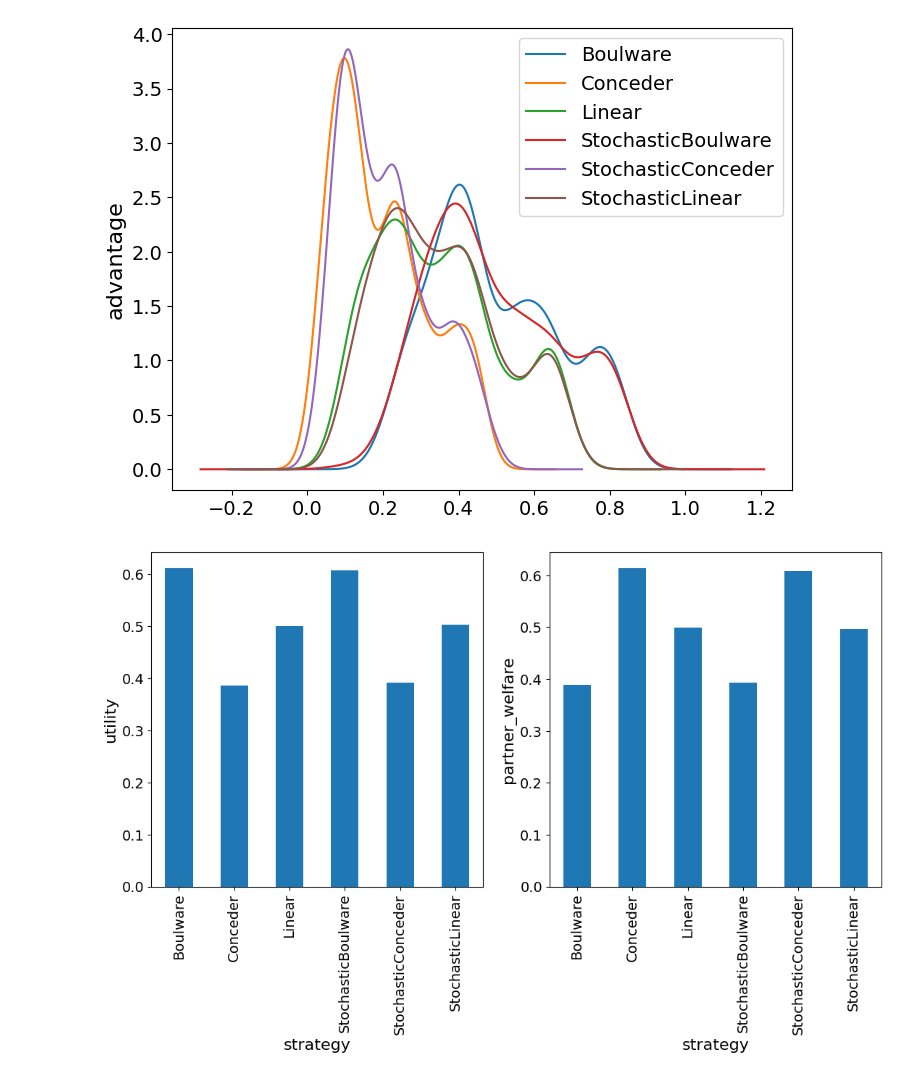
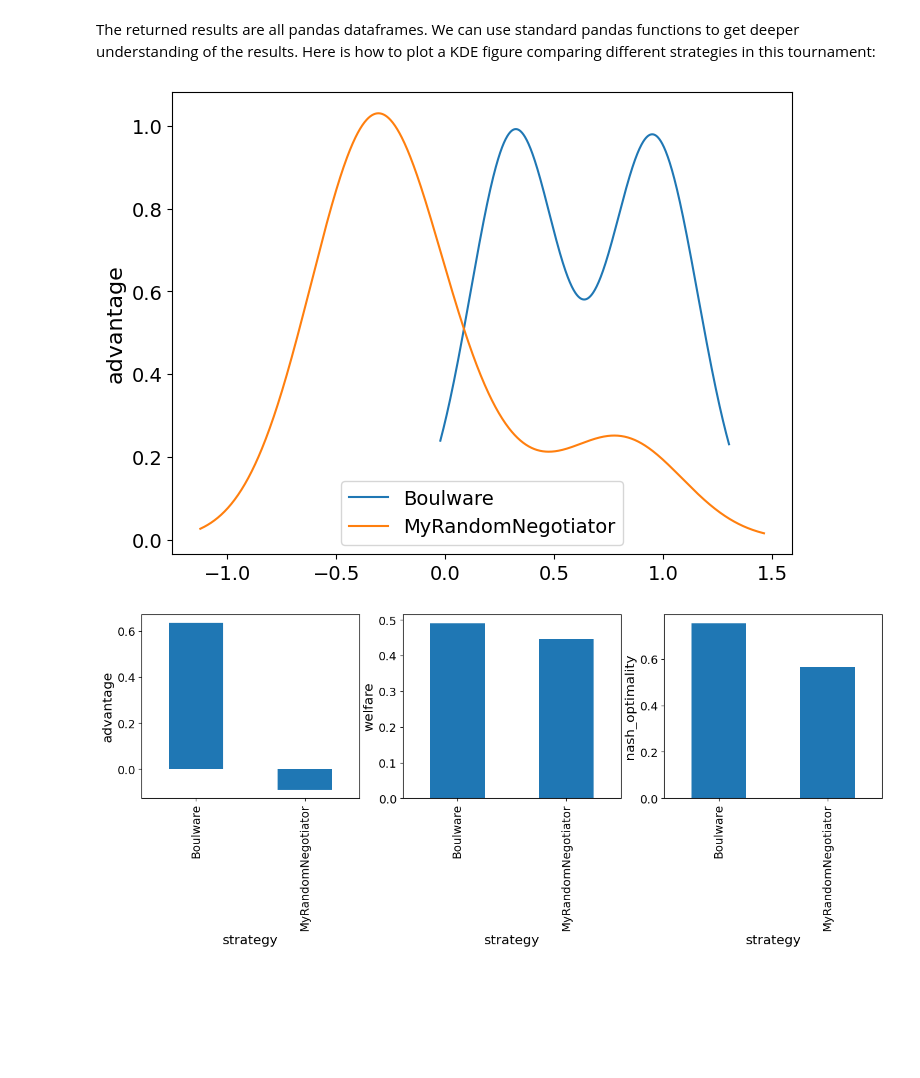
Before and after one commit to yasserfarouk/anl, a Jupyter notebook: tutorials/notebooks/tutorial.ipynb, the cells around one changed output. Saved outputs shown, nothing was run; the diff lists cells and outputs as text; code cells hidden in the pictures; blank space fills up the shorter version.

```diff
--- a/tutorials/notebooks/tutorial.ipynb
+++ b/tutorials/notebooks/tutorial.ipynb
@@ -32 +68,10 @@ from pathlib import Path
+# %%
+import random
+from negmas.sao import SAONegotiator, SAOResponse, ResponseType
+class MyRandomNegotiator(SAONegotiator):
+    def __call__(self, state):
+        offer = state.current_offer
+        if offer is not None and self.ufun.is_not_worse(offer, None) and random.random() < 0.25 :
+            return SAOResponse(ResponseType.ACCEPT_OFFER, offer)
+        return SAOResponse(ResponseType.REJECT_OFFER, self.nmi.random_outcomes(1)[0])
 # %% [markdown]
@@ -45,5 +82,6 @@ from negmas.helpers.strings import unique_name
 # %%
 results = anl2024_tournament(
-    n_scenarios=4, n_outcomes=100, plot_fraction=0.01, verbosity=0, path=None
+    n_scenarios=1, n_repetitions=3, nologs=True, njobs=-1,
+    competitors=[MyRandomNegotiator, Boulware]
 )
 # %% [output]
@@ -57,3 +105,5 @@ results.final_scores.plot(kind="bar");
+# %% [markdown]
+The returned results are all pandas dataframes. We can use standard pandas functions to get deeper understanding of the results. Here is how to plot a KDE figure comparing different strategies in this tournament:
 # %%
 fig, ax = plt.subplots(figsize=(8,6))
 df = results.scores
@@ -62,11 +112,11 @@ for label, data in df.groupby('strategy'):
 plt.ylabel("advantage")
 plt.legend();
 # %% [output]
-[figure, old version]
+[figure, new version]
 # %%
-fig, axs = plt.subplots(1, 2, figsize=(13,6))
-for i, col in enumerate(["utility", "partner_welfare"]):
+fig, axs = plt.subplots(1, 3, figsize=(16,4))
+for i, col in enumerate(["advantage", "welfare", "nash_optimality"]):
     results.scores.groupby("strategy")[col].mean().sort_index().plot(kind="bar", ax=axs[i])
     axs[i].set_ylabel(col)
 # %% [output]
-[figure, old version]
+[figure, new version]
```
Also changed, not shown: parts of 11 cells of this notebook, 43 other files.
